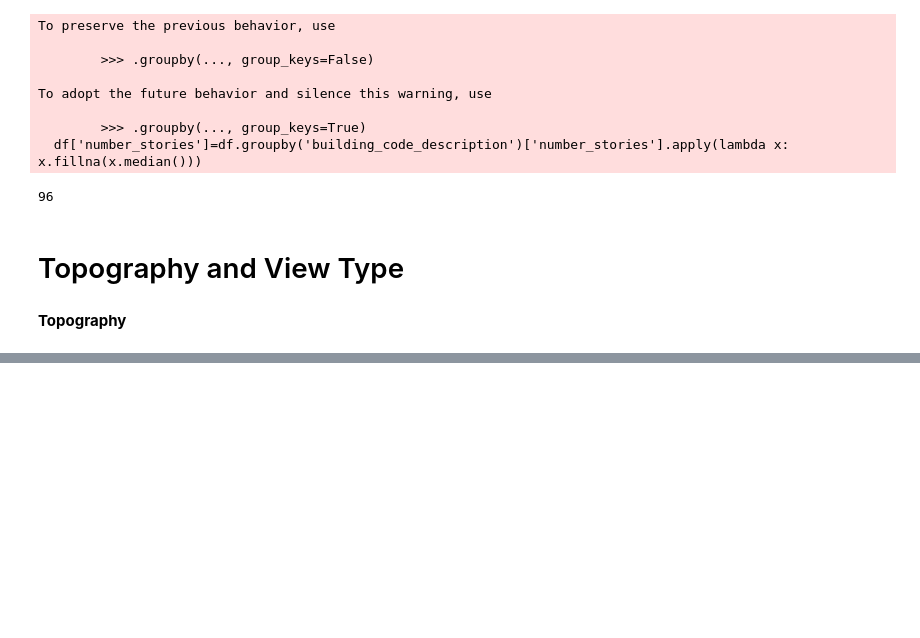
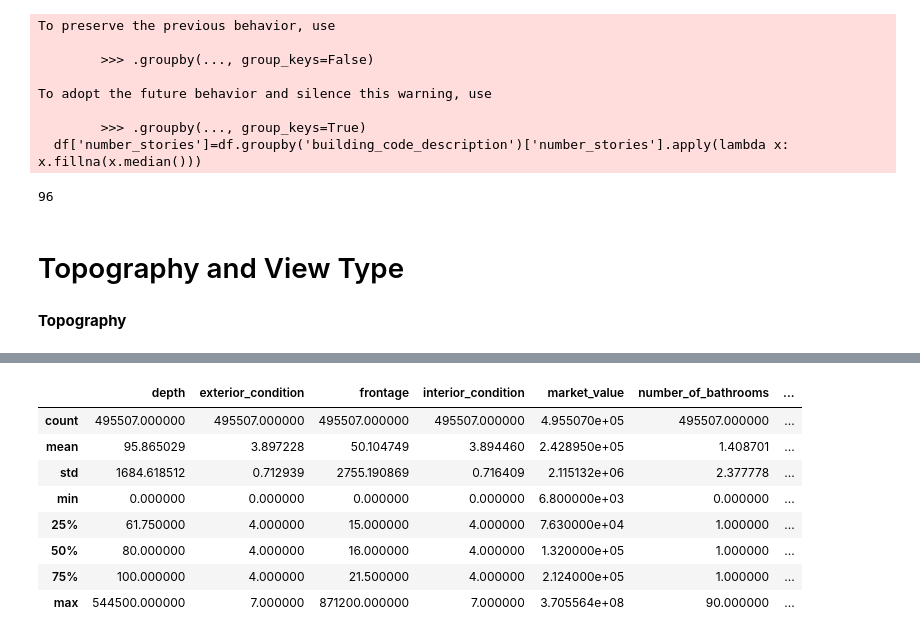
Before and after one commit to AP58PRAD/Philadelphia-House-Pricing, a Jupyter notebook: Data Cleaning.ipynb, the cells around one changed output, grey strips where cells are left out. Saved outputs shown, nothing was run; the diff lists cells and outputs as text; code cells hidden in the pictures; blank space fills up the shorter version.

```diff
--- a/Data Cleaning.ipynb
+++ b/Data Cleaning.ipynb
@@ -2161,0 +2598,2 @@ df['number_stories'].isna().sum()
+# %%
+df_predict=df_predict.drop(df_predict[df_predict['year_built'].isna()].index).reset_index(drop=True)
@@ -2161,0 +2680,3 @@ df['number_stories'].isna().sum()
+# %%
+df_predict = df_predict[df_predict['market_value']>6725]
+len(df_predict)
@@ -2161,0 +2699,4 @@ df['number_stories'].isna().sum()
+# %%
+df_predict['property_age']=2020-df_predict['year_built']
+# %%
+df_predict.drop(columns=['garage_spaces'],inplace=True)
@@ -2161,0 +2723,12 @@ df['number_stories'].isna().sum()
+# %%
+df_predict.describe()
+# %% [output]
+|  | depth | exterior_condition | frontage | interior_condition | market_value | number_of_bathrooms | ... |
+| count | 495507.000000 | 495507.000000 | 495507.000000 | 495507.000000 | 4.955070e+05 | 495507.000000 | ... |
+| mean | 95.865029 | 3.897228 | 50.104749 | 3.894460 | 2.428950e+05 | 1.408701 | ... |
+| std | 1684.618512 | 0.712939 | 2755.190869 | 0.716409 | 2.115132e+06 | 2.377778 | ... |
+| min | 0.000000 | 0.000000 | 0.000000 | 0.000000 | 6.800000e+03 | 0.000000 | ... |
+| 25% | 61.750000 | 4.000000 | 15.000000 | 4.000000 | 7.630000e+04 | 1.000000 | ... |
+| 50% | 80.000000 | 4.000000 | 16.000000 | 4.000000 | 1.320000e+05 | 1.000000 | ... |
+| 75% | 100.000000 | 4.000000 | 21.500000 | 4.000000 | 2.124000e+05 | 1.000000 | ... |
+| max | 544500.000000 | 7.000000 | 871200.000000 | 7.000000 | 3.705564e+08 | 90.000000 | ... |
```
Also changed, not shown: parts of 73 cells of this notebook, 1 other file.
